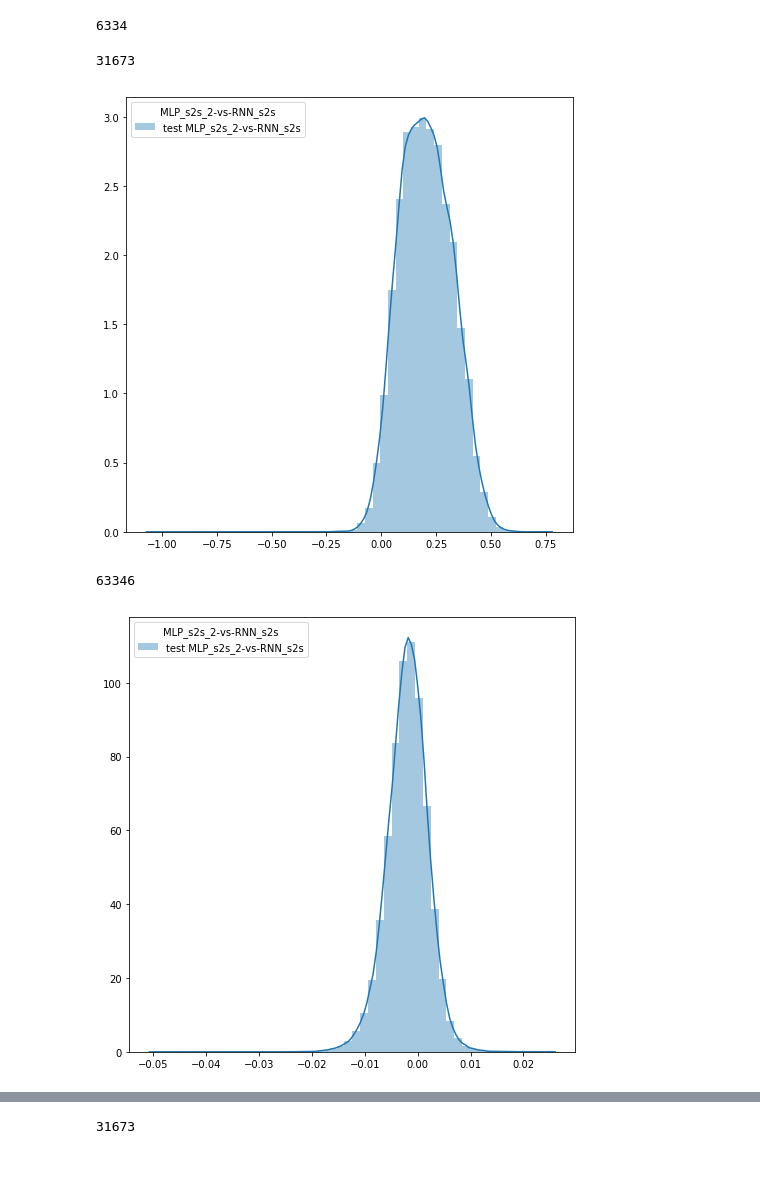
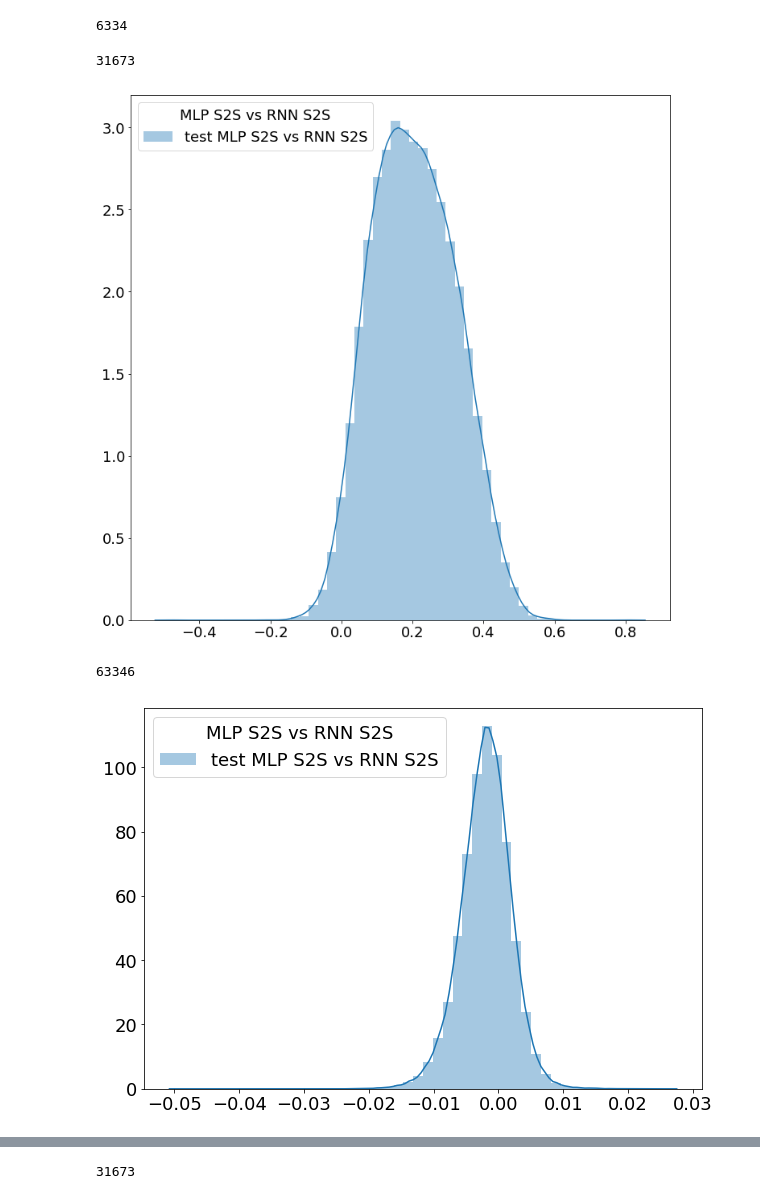
Before and after one commit to bejar/Wind, a Jupyter notebook: Notebooks/0EnergiesStatisticsFullExpCompare.ipynb, the cells around one changed output, grey strips where cells are left out. Cells and saved outputs as stored; diff of their text form; code cells hidden in the pictures; blank space fills up the shorter version.

Commit message:
Adding parameters to control the aestetics of the figures generated in DBResults and updating notebooks

```diff
--- a/Notebooks/0EnergiesStatisticsFullExpCompare.ipynb
+++ b/Notebooks/0EnergiesStatisticsFullExpCompare.ipynb
@@ -41,14 +38,14 @@ results.plot_map_compare(dset=('test'),figsize=(1200,800))
 # %%
 results.sample(0.25)
 results.selected_size()
-results.plot_distplot_compare(seaborn=True, summary='sum', figsize=(8,8),dset=('test'))
+results.plot_distplot_compare(seaborn=True, summary='sum', figsize=(12,12),dset=('test'),title='MLP S2S vs RNN S2S', labels=['test MLP S2S vs RNN S2S'],font=18)
 # %% [output]
 31673
-[figure, old version]
+[figure, new version]
 # %%
 results.sample(0.5)
 results.selected_size()
-results.plot_distplot_compare(seaborn=True, summary=0, figsize=(8,8),dset=('test'))
+results.plot_distplot_compare(seaborn=True, summary=0, figsize=(10,7),dset=('test'),title='MLP S2S vs RNN S2S', labels=['test MLP S2S vs RNN S2S'],font=18)
 # %% [output]
 63346
-[figure, old version]
+[figure, new version]
```
Also changed, not shown: parts of 14 cells of this notebook, 7 other files.
